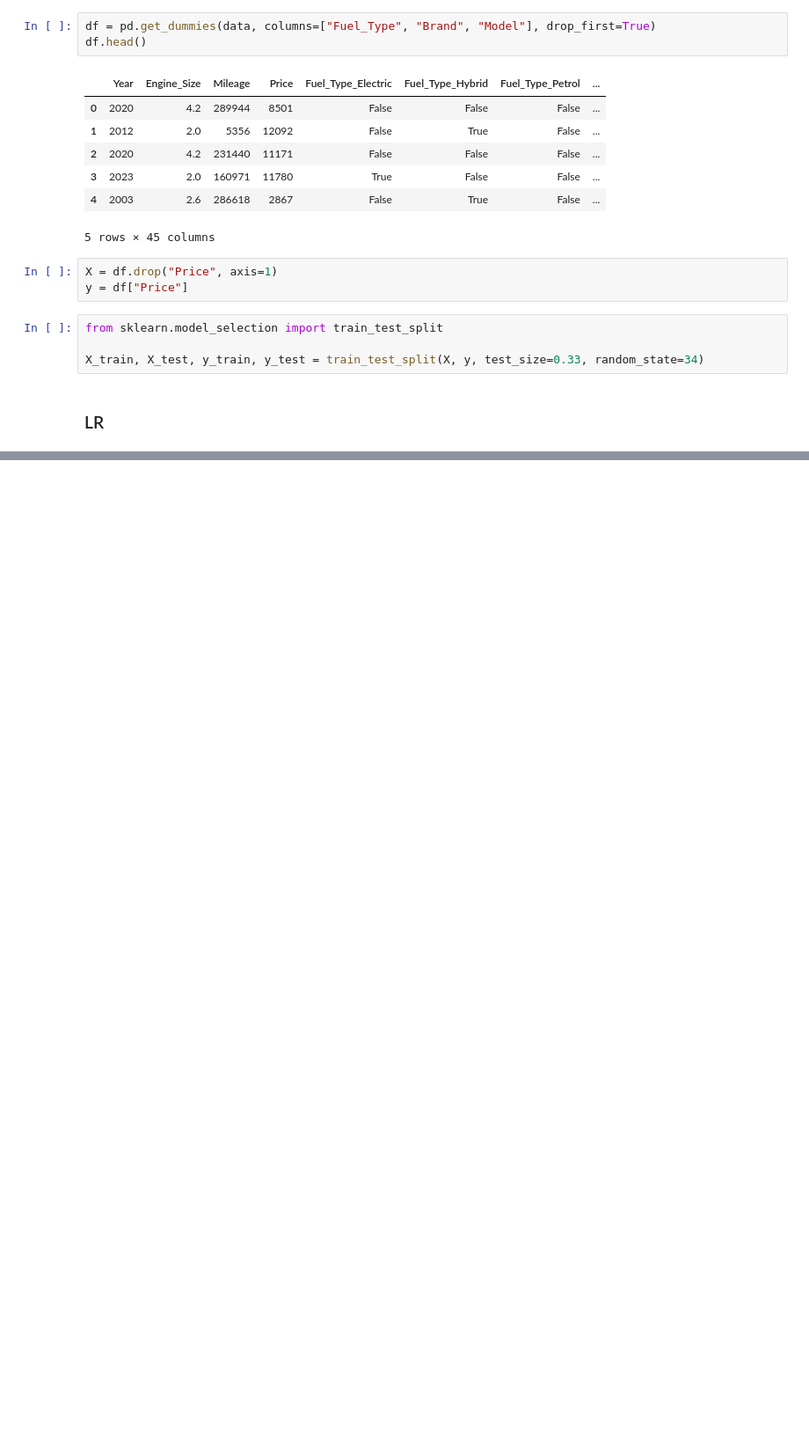
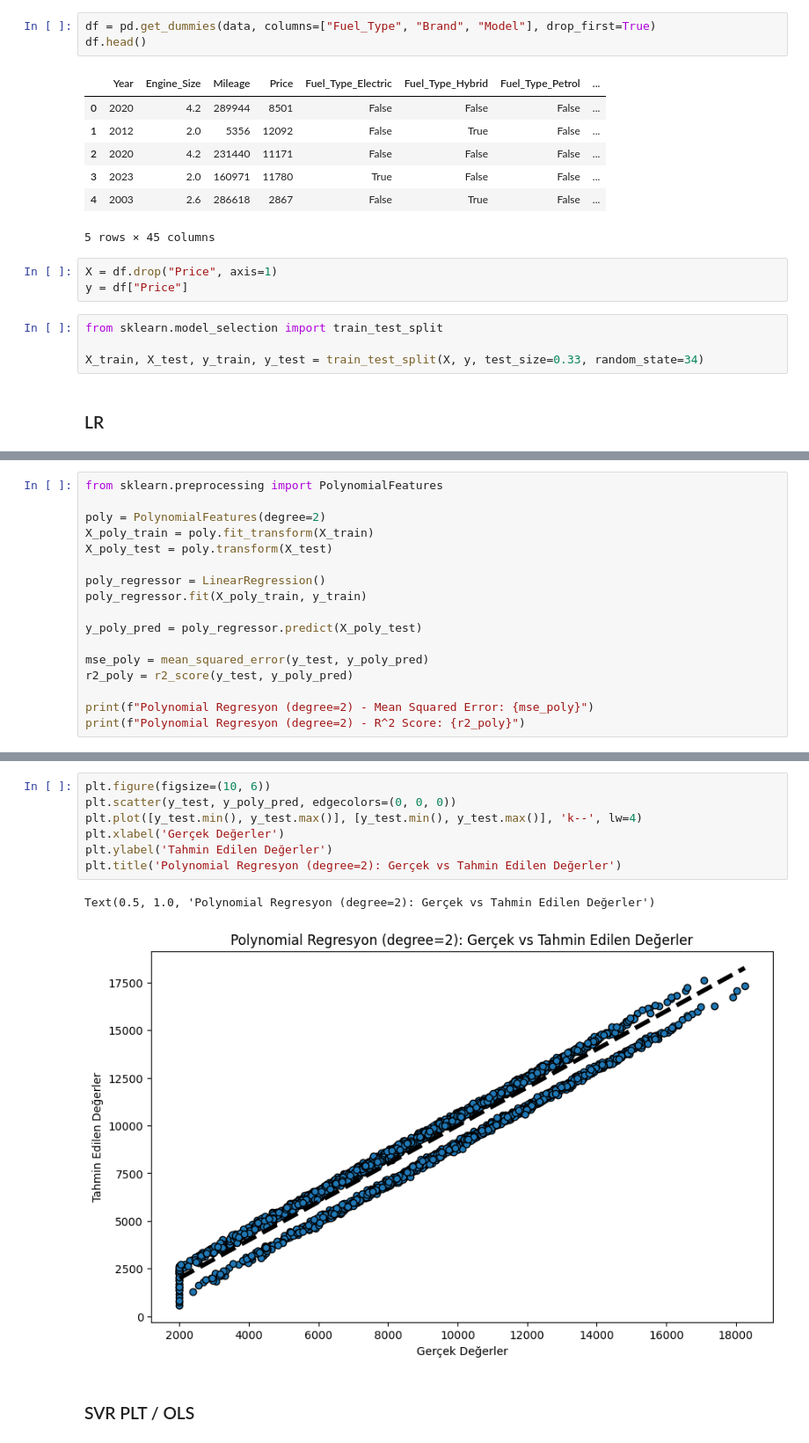
Before and after one commit to muhammetfurkanaltin/car_price_data_analyst, a Jupyter notebook: Car_price.ipynb, the cells around one changed output, grey strips where cells are left out. Shown: that part at 88% size. Cells and saved outputs as stored; diff of their text form; blank space fills up the shorter version.

```diff
--- a/Car_price.ipynb
+++ b/Car_price.ipynb
@@ -134,0 +137,17 @@ Model Score: 0.9459417845721304
+# %%
+from sklearn.preprocessing import PolynomialFeatures
+
+poly = PolynomialFeatures(degree=2)
+X_poly_train = poly.fit_transform(X_train)
+X_poly_test = poly.transform(X_test)
+
+poly_regressor = LinearRegression()
+poly_regressor.fit(X_poly_train, y_train)
+
+y_poly_pred = poly_regressor.predict(X_poly_test)
+
+mse_poly = mean_squared_error(y_test, y_poly_pred)
+r2_poly = r2_score(y_test, y_poly_pred)
+
+print(f"Polynomial Regresyon (degree=2) - Mean Squared Error: {mse_poly}")
+print(f"Polynomial Regresyon (degree=2) - R^2 Score: {r2_poly}")
@@ -134,0 +282,12 @@ Model Score: 0.9459417845721304
+# %%
+plt.figure(figsize=(10, 6))
+plt.scatter(y_test, y_poly_pred, edgecolors=(0, 0, 0))
+plt.plot([y_test.min(), y_test.max()], [y_test.min(), y_test.max()], 'k--', lw=4)
+plt.xlabel('Gerçek Değerler')
+plt.ylabel('Tahmin Edilen Değerler')
+plt.title('Polynomial Regresyon (degree=2): Gerçek vs Tahmin Edilen Değerler')
+# %% [output]
+Text(0.5, 1.0, 'Polynomial Regresyon (degree=2): Gerçek vs Tahmin Edilen Değerler')
+[figure, added]
+# %% [markdown]
+### SVR PLT / OLS
```
Also changed, not shown: parts of 23 cells of this notebook.
